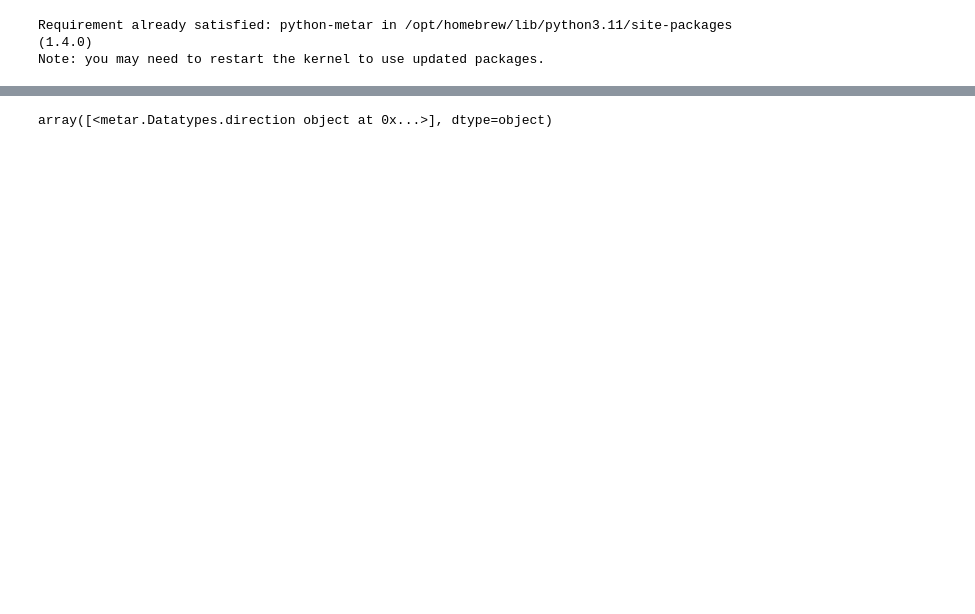
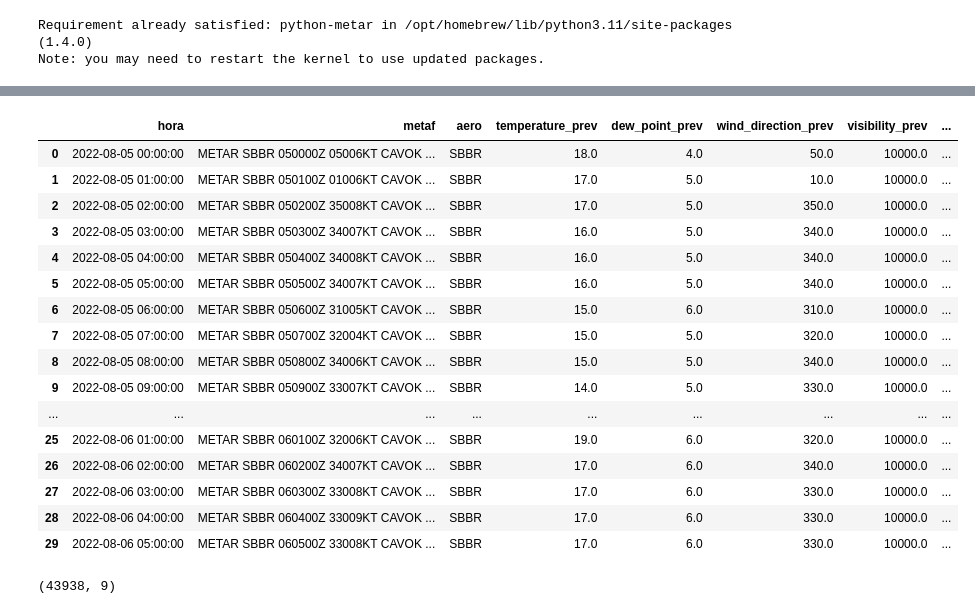
Before and after one commit to InAI-Delta/ita-datascience-2023, a Jupyter notebook: initial_analysis.ipynb, the cells around one changed output, grey strips where cells are left out. Saved outputs shown, nothing was run; the diff lists cells and outputs as text; code cells hidden in the pictures; blank space fills up the shorter version.

```diff
--- a/initial_analysis.ipynb
+++ b/initial_analysis.ipynb
@@ -261,0 +481,7 @@ metar_df.head()
+# %%
+replace_equals_newline = lambda x: x.replace('=\n', ' ')
+replace_metaf = lambda x: x.replace('METAF', 'METAR')
+
+metaf_df.metaf = metaf_df.metaf.apply(replace_equals_newline)
+metaf_df.metaf = metaf_df.metaf.apply(replace_metaf)
+metaf_df.head()
@@ -286,4 +499,49 @@ metar_df.head(100)
-# %%
-metar_df['wind_direction'].unique()
-# %% [output]
-array([<metar.Datatypes.direction object at 0x...>], dtype=object)
+# %%
+metaf_df.metaf = metaf_df.metaf.apply(lambda x: x.replace('=', ''))
+
+metaf_df['temperature_prev'] = None
+metaf_df['dew_point_prev'] = None
+metaf_df['wind_direction_prev'] = None
+metaf_df['visibility_prev'] = None
+metaf_df['wind_speed_prev'] = None
+metaf_df['pressure_prev'] = None
+
+count_missing = 0
+count = 0
+for i, report in enumerate(metaf_df['metaf']):
+    count += 1
+    try:
+        report = Metar.Metar(report)
+        metaf_df.at[i, 'temperature_prev'] = report.temp.value()
+        metaf_df.at[i, 'dew_point_prev'] = report.dewpt.value()
+        metaf_df.at[i, 'wind_direction_prev'] = report.wind_dir.value()
+        metaf_df.at[i, 'visibility_prev'] = report.vis.value()
+        metaf_df.at[i, 'wind_speed_prev'] = report.wind_speed.value()
+        metaf_df.at[i, 'pressure_prev'] = report.press.value()
+    except:
+        count_missing += 1
+        continue
+# %%
+metaf_df.head(30)
+# %% [output]
+|  | hora | metaf | aero | temperature_prev | dew_point_prev | wind_direction_prev | visibility_prev | ... |
+| 0 | 2022-08-05 00:00:00 | METAR SBBR 050000Z 05006KT CAVOK ... | SBBR | 18.0 | 4.0 | 50.0 | 10000.0 | ... |
+| 1 | 2022-08-05 01:00:00 | METAR SBBR 050100Z 01006KT CAVOK ... | SBBR | 17.0 | 5.0 | 10.0 | 10000.0 | ... |
+| 2 | 2022-08-05 02:00:00 | METAR SBBR 050200Z 35008KT CAVOK ... | SBBR | 17.0 | 5.0 | 350.0 | 10000.0 | ... |
+| 3 | 2022-08-05 03:00:00 | METAR SBBR 050300Z 34007KT CAVOK ... | SBBR | 16.0 | 5.0 | 340.0 | 10000.0 | ... |
+| 4 | 2022-08-05 04:00:00 | METAR SBBR 050400Z 34008KT CAVOK ... | SBBR | 16.0 | 5.0 | 340.0 | 10000.0 | ... |
+| 5 | 2022-08-05 05:00:00 | METAR SBBR 050500Z 34007KT CAVOK ... | SBBR | 16.0 | 5.0 | 340.0 | 10000.0 | ... |
+| 6 | 2022-08-05 06:00:00 | METAR SBBR 050600Z 31005KT CAVOK ... | SBBR | 15.0 | 6.0 | 310.0 | 10000.0 | ... |
+| 7 | 2022-08-05 07:00:00 | METAR SBBR 050700Z 32004KT CAVOK ... | SBBR | 15.0 | 5.0 | 320.0 | 10000.0 | ... |
+| 8 | 2022-08-05 08:00:00 | METAR SBBR 050800Z 34006KT CAVOK ... | SBBR | 15.0 | 5.0 | 340.0 | 10000.0 | ... |
+| 9 | 2022-08-05 09:00:00 | METAR SBBR 050900Z 33007KT CAVOK ... | SBBR | 14.0 | 5.0 | 330.0 | 10000.0 | ... |
+| ... | ... | ... | ... | ... | ... | ... | ... | ... |
+| 25 | 2022-08-06 01:00:00 | METAR SBBR 060100Z 32006KT CAVOK ... | SBBR | 19.0 | 6.0 | 320.0 | 10000.0 | ... |
+| 26 | 2022-08-06 02:00:00 | METAR SBBR 060200Z 34007KT CAVOK ... | SBBR | 17.0 | 6.0 | 340.0 | 10000.0 | ... |
+| 27 | 2022-08-06 03:00:00 | METAR SBBR 060300Z 33008KT CAVOK ... | SBBR | 17.0 | 6.0 | 330.0 | 10000.0 | ... |
+| 28 | 2022-08-06 04:00:00 | METAR SBBR 060400Z 33009KT CAVOK ... | SBBR | 17.0 | 6.0 | 330.0 | 10000.0 | ... |
+| 29 | 2022-08-06 05:00:00 | METAR SBBR 060500Z 33008KT CAVOK ... | SBBR | 17.0 | 6.0 | 330.0 | 10000.0 | ... |
+# %%
+metaf_df.shape
+# %% [output]
+(43938, 9)
```
Also changed, not shown: parts of 35 cells of this notebook.
